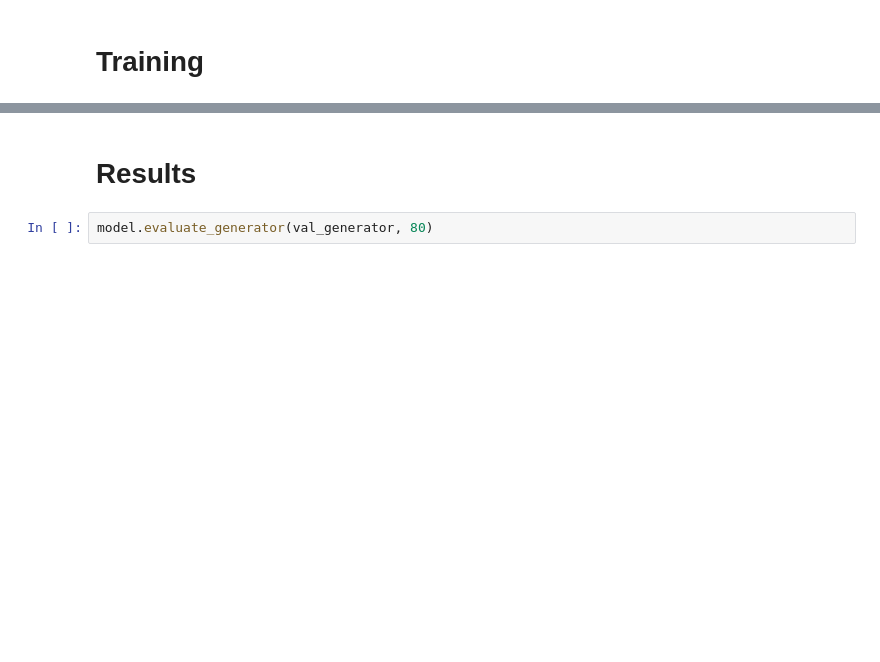
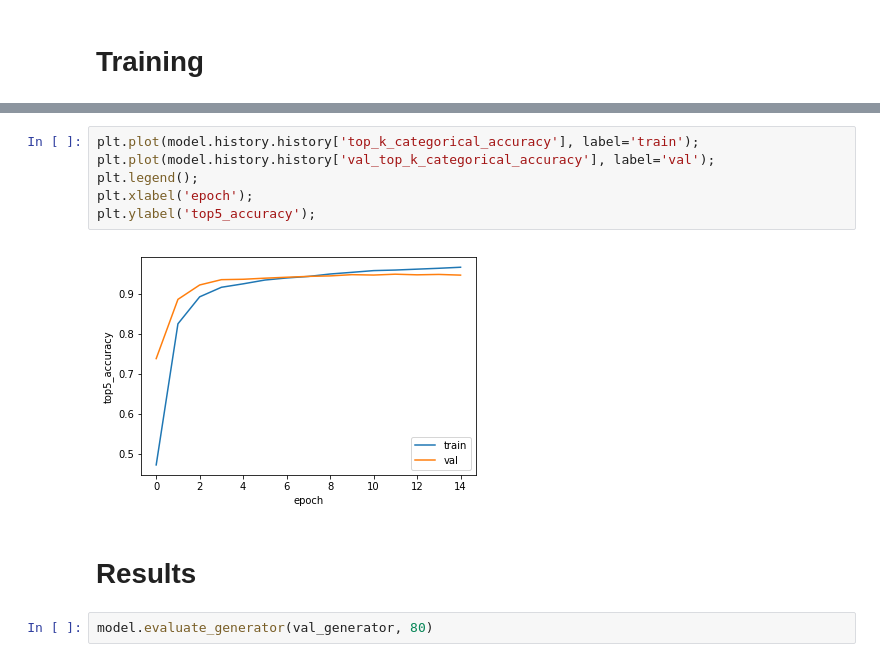
Before and after one commit to TropComplique/knowledge-distillation-keras, a Jupyter notebook: train_xception.ipynb, the cells around one changed output, grey strips where cells are left out. Cells and saved outputs as stored; diff of their text form; blank space fills up the shorter version.

```diff
--- a/train_xception.ipynb
+++ b/train_xception.ipynb
@@ -90,3 +125,11 @@ Epoch 20/30
+# %%
+plt.plot(model.history.history['top_k_categorical_accuracy'], label='train');
+plt.plot(model.history.history['val_top_k_categorical_accuracy'], label='val');
+plt.legend();
+plt.xlabel('epoch');
+plt.ylabel('top5_accuracy');
+# %% [output]
+[figure, added]
 # %% [markdown]
 # Results
 # %%
```
Also changed, not shown: parts of 9 cells of this notebook, 8 other files.
